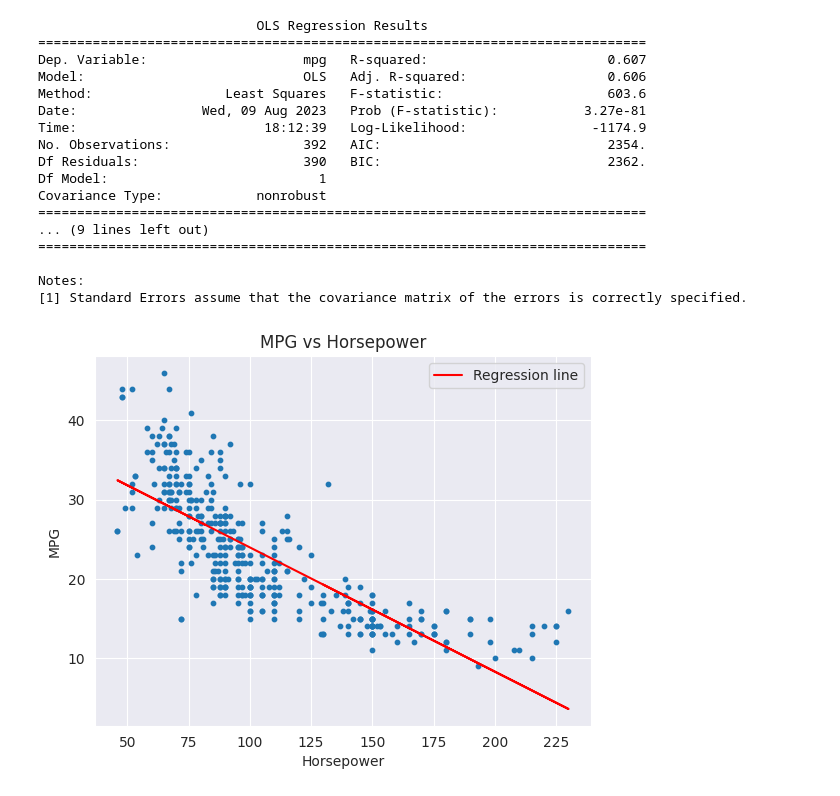
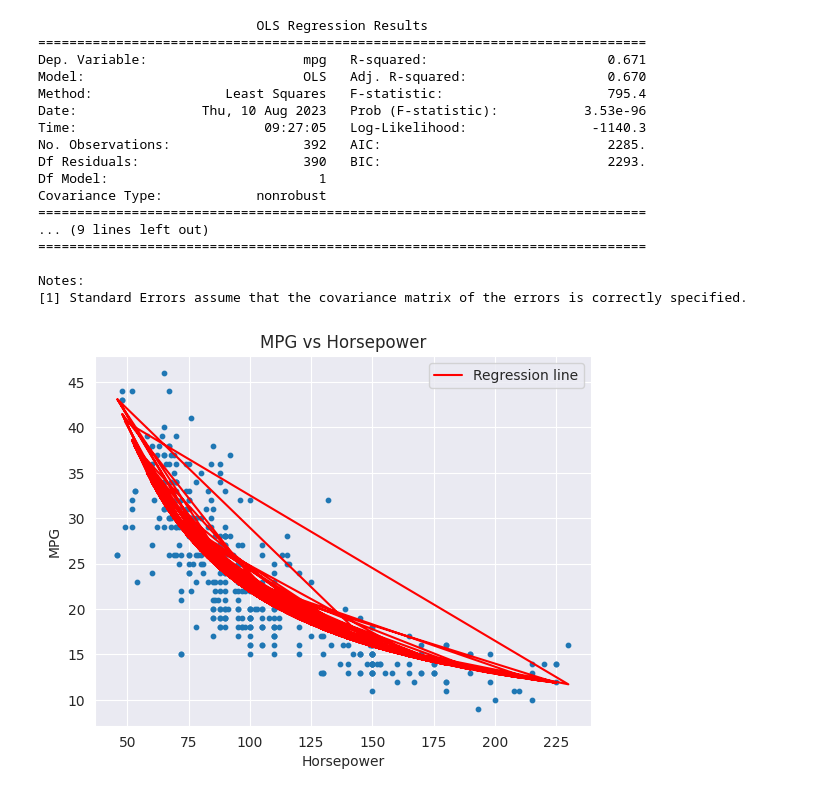
Before and after one commit to DRIESASTER/SDU_DeepLearning, a Jupyter notebook: ex2_regression/regression.ipynb, the cells around one changed output. Saved outputs shown, nothing was run; the diff lists cells and outputs as text; code cells hidden in the pictures.

```diff
--- a/ex2_regression/regression.ipynb
+++ b/ex2_regression/regression.ipynb
@@ -108,40 +109,39 @@ strong multicollinearity or other numerical problems.
 [figure]
 # %%
 #non-linear regressions
-X = df[['horsepower']]
+X = df['horsepower']
+X = 1/X
 X = sm.add_constant(X)
-y = df['mpg']
-
-model = sm.OLS(formula = 'X ~ y + y**2', data=df, endog=y, exog=X)
+model = sm.regression.linear_model.OLS(df['mpg'], X)
 model_fit = model.fit()
 print(model_fit.summary())
 #plot the linear regression line from p
 plt.scatter(df['horsepower'], df['mpg'], s=10)
 plt.plot(df['horsepower'], model_fit.fittedvalues, 'r', label='Regression line')
 
 plt.xlabel('Horsepower')
 plt.ylabel('MPG')
 
 plt.title('MPG vs Horsepower')
 
 plt.legend()
 plt.show()
 # %% [output]
                             OLS Regression Results
 ==============================================================================
-Dep. Variable:                    mpg   R-squared:                       0.607
-Model:                            OLS   Adj. R-squared:                  0.606
-Method:                 Least Squares   F-statistic:                     603.6
-Date:                Wed, 09 Aug 2023   Prob (F-statistic):           3.27e-81
-Time:                        18:12:39   Log-Likelihood:                -1174.9
-No. Observations:                 392   AIC:                             2354.
-Df Residuals:                     390   BIC:                             2362.
+Dep. Variable:                    mpg   R-squared:                       0.671
+Model:                            OLS   Adj. R-squared:                  0.670
+Method:                 Least Squares   F-statistic:                     795.4
+Date:                Thu, 10 Aug 2023   Prob (F-statistic):           3.53e-96
+Time:                        09:27:05   Log-Likelihood:                -1140.3
+No. Observations:                 392   AIC:                             2285.
+Df Residuals:                     390   BIC:                             2293.
 Df Model:                           1
 Covariance Type:            nonrobust
 ==============================================================================
 ... (9 lines left out)
 ==============================================================================
 
 Notes:
 [1] Standard Errors assume that the covariance matrix of the errors is correctly specified.
-[figure, old version]
+[figure, new version]
```
Also changed, not shown: parts of 3 cells of this notebook.
